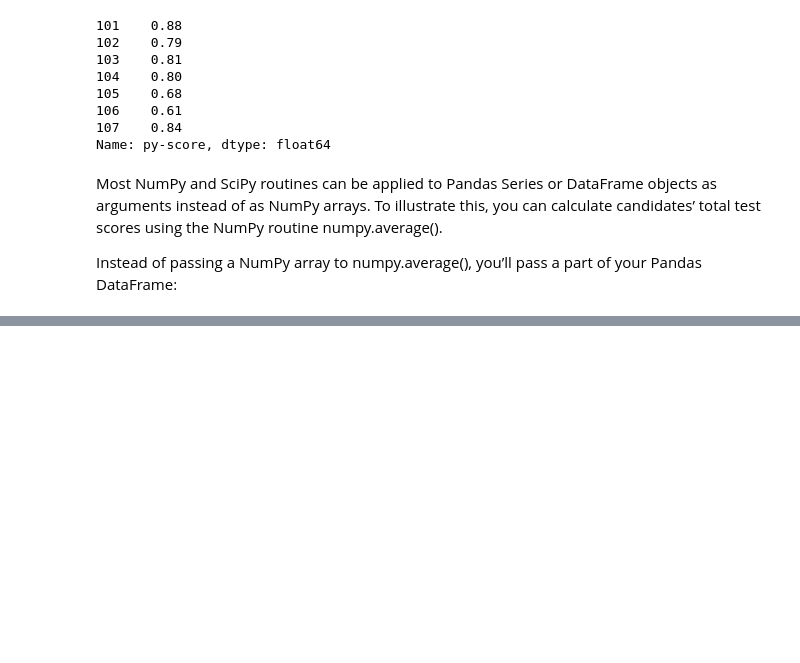
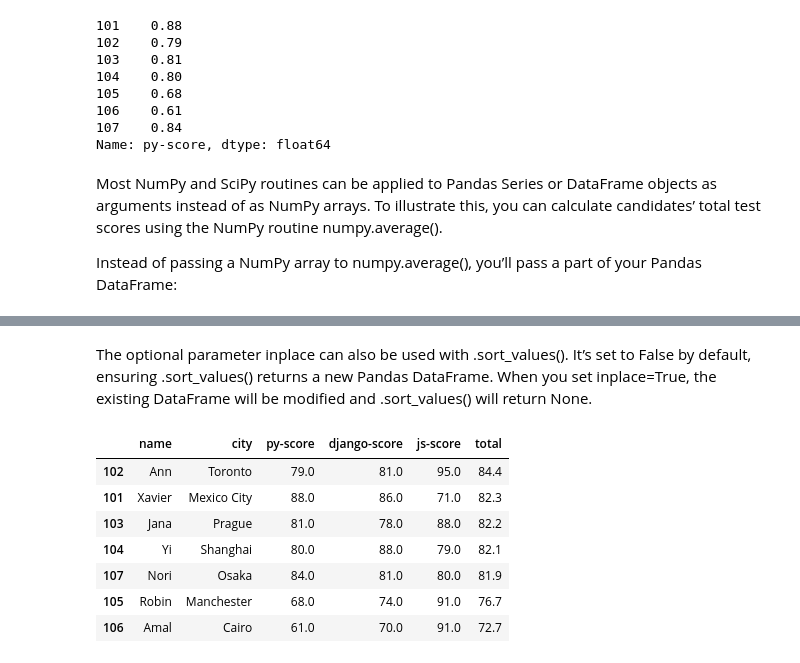
Before and after one commit to jahromi/TechTalk, a Jupyter notebook: python/notebooks/Pandas.ipynb, the cells around one changed output, grey strips where cells are left out. Cells and saved outputs as stored; diff of their text form; code cells hidden in the pictures; blank space fills up the shorter version.

```diff
--- a/python/notebooks/Pandas.ipynb
+++ b/python/notebooks/Pandas.ipynb
@@ -379,0 +398,13 @@ Index(['name', 'city', 'py-score', 'django-score', 'js-score', 'total'], dtype='
+# %% [markdown]
+The optional parameter inplace can also be used with .sort_values(). It’s set to False by default, ensuring .sort_values() returns a new Pandas DataFrame. When you set inplace=True, the existing DataFrame will be modified and .sort_values() will return None.
+# %%
+df.sort_values(by=['total', 'py-score'], ascending=[False, False])
+# %% [output]
+|  | name | city | py-score | django-score | js-score | total |
+| 102 | Ann | Toronto | 79.0 | 81.0 | 95.0 | 84.4 |
+| 101 | Xavier | Mexico City | 88.0 | 86.0 | 71.0 | 82.3 |
+| 103 | Jana | Prague | 81.0 | 78.0 | 88.0 | 82.2 |
+| 104 | Yi | Shanghai | 80.0 | 88.0 | 79.0 | 82.1 |
+| 107 | Nori | Osaka | 84.0 | 81.0 | 80.0 | 81.9 |
+| 105 | Robin | Manchester | 68.0 | 74.0 | 91.0 | 76.7 |
+| 106 | Amal | Cairo | 61.0 | 70.0 | 91.0 | 72.7 |
```
Also changed, not shown: parts of 17 cells of this notebook.
